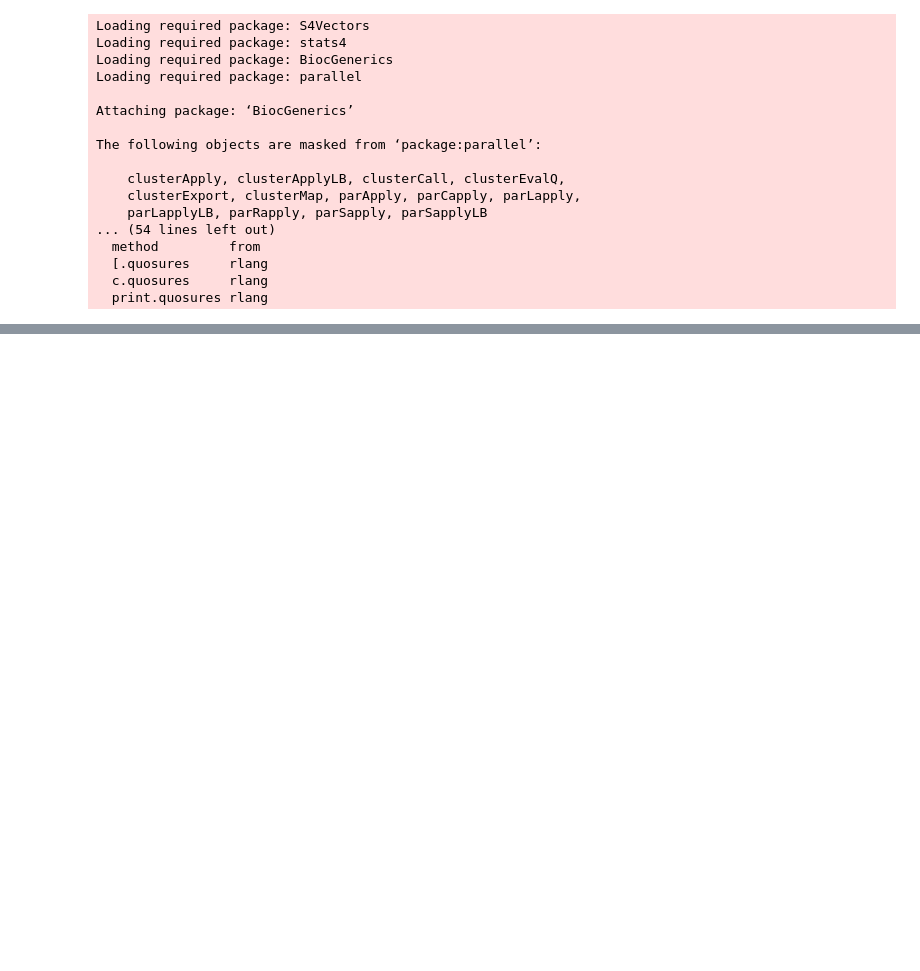
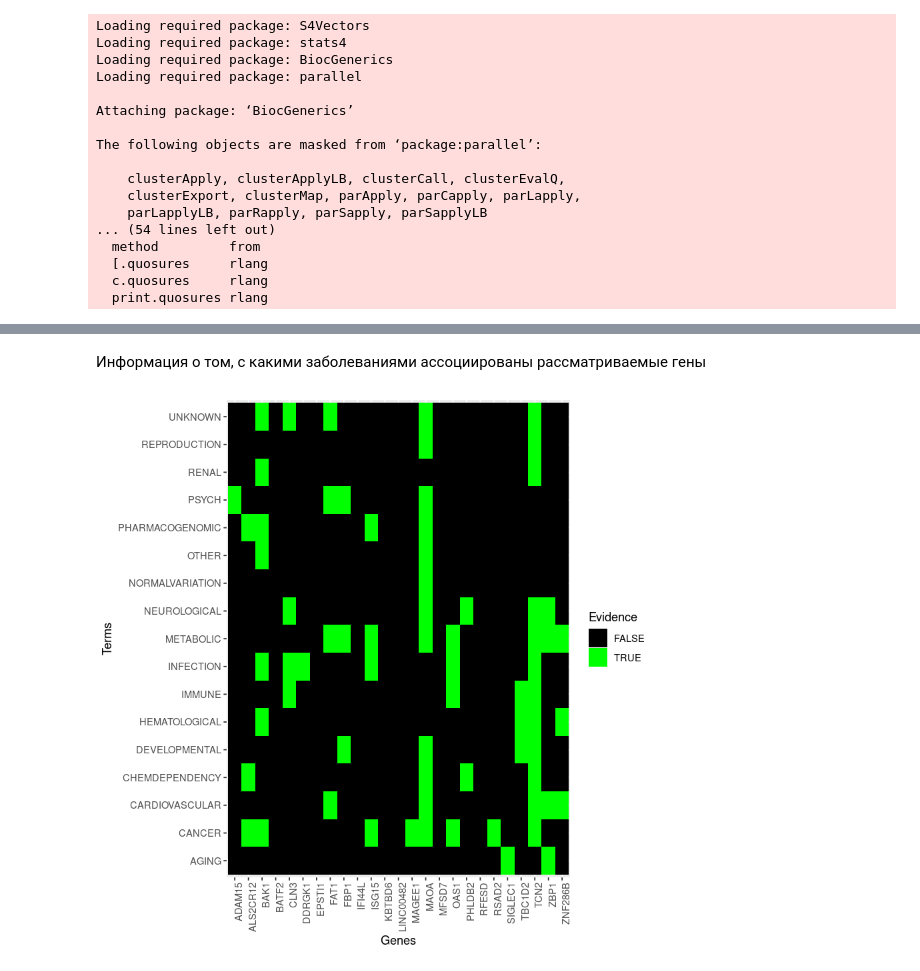
Before and after one commit to torpidfox/bioinf, a Jupyter notebook: rnaseq.ipynb, the cells around one changed output, grey strips where cells are left out. Saved outputs shown, nothing was run; the diff lists cells and outputs as text; code cells hidden in the pictures; blank space fills up the shorter version.

```diff
--- a/rnaseq.ipynb
+++ b/rnaseq.ipynb
@@ -167,0 +193,6 @@ low counts [2]     : 6065, 35%
+# %% [markdown]
+Информация о том, с какими заболеваниями ассоциированы рассматриваемые гены
+# %%
+plot2D(david_results, category='GAD_DISEASE_CLASS')
+# %% [output]
+[figure, added]
```
Also changed, not shown: parts of 15 cells of this notebook.
